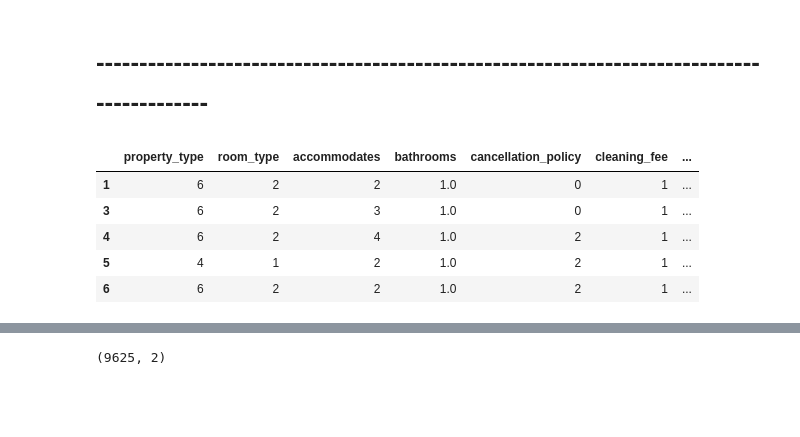
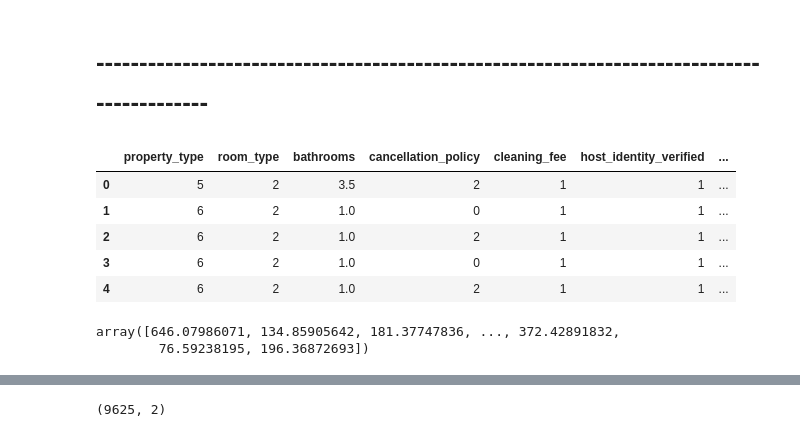
Before and after one commit to luisferlc/datamex1019, a Jupyter notebook: module-3/airbnb/submission predict.ipynb, the cells around one changed output, grey strips where cells are left out. Saved outputs shown, nothing was run; the diff lists cells and outputs as text; code cells hidden in the pictures; blank space fills up the shorter version.

```diff
--- a/module-3/airbnb/submission predict.ipynb
+++ b/module-3/airbnb/submission predict.ipynb
@@ -134,7 +130,8 @@ Index(['accommodates', 'bathrooms', 'cleaning_fee', 'host_identity_verified',
 def limpieza_airbnb_encoded_outliers(df):
 
     df.drop(["latitude","longitude","bed_type","description","name","first_review","host_has_profile_pic","host_since",
-            "last_review","thumbnail_url","neighbourhood"], axis=1, inplace=True)
+            "last_review","thumbnail_url","neighbourhood","review_scores_rating","accommodates","beds","bedrooms"],
+            axis=1, inplace=True)
 
     ######################## property_type ########################
     for e in range(len(df)):
@@ -226,12 +223,9 @@ def limpieza_airbnb_encoded_outliers(df):
     df.cancellation_policy=df.cancellation_policy.apply(lambda x: labeling(x, cancellation_policy))
     df.regions=df.regions.apply(lambda x: labeling(x, regions))
 
-    #Outliers
-    df = df[df.number_of_reviews<146.0]
-    df = df[df.review_scores_rating>87.0]
-    df = df[df.accommodates<7.0]
-    df=df[df.beds<4.0]
-    df= df[df.bedrooms<3]
+    #Normalize
+    scaler = MinMaxScaler()
+    df[['number_of_reviews']]=scaler.fit_transform(df[['number_of_reviews']])
 
     return df
 # %%
@@ -349,12 +347,12 @@ metamodelo.score(X_train, y_train)
 # %% [markdown]
 # ------------------------------------------------------------------------------------------
 # %%
-#df_sub_clean.drop('id',axis=1, inplace=True)
+df_sub_clean.drop('id',axis=1, inplace=True)
 df_sub_clean.head()
 # %% [output]
-|  | property_type | room_type | accommodates | bathrooms | cancellation_policy | cleaning_fee | ... |
-| 1 | 6 | 2 | 2 | 1.0 | 0 | 1 | ... |
-| 3 | 6 | 2 | 3 | 1.0 | 0 | 1 | ... |
-| 4 | 6 | 2 | 4 | 1.0 | 2 | 1 | ... |
-| 5 | 4 | 1 | 2 | 1.0 | 2 | 1 | ... |
-| 6 | 6 | 2 | 2 | 1.0 | 2 | 1 | ... |
+|  | property_type | room_type | bathrooms | cancellation_policy | cleaning_fee | host_identity_verified | ... |
+| 0 | 5 | 2 | 3.5 | 2 | 1 | 1 | ... |
+| 1 | 6 | 2 | 1.0 | 0 | 1 | 1 | ... |
+| 2 | 6 | 2 | 1.0 | 2 | 1 | 1 | ... |
+| 3 | 6 | 2 | 1.0 | 0 | 1 | 1 | ... |
+| 4 | 6 | 2 | 1.0 | 2 | 1 | 1 | ... |
@@ -363,3 +359,8 @@ ctr.fit(X_train, y_train)
+# %%
+ctr.predict(df_sub_clean)
+# %% [output]
+array([646.07986071, 134.85905642, 181.37747836, ..., 372.42891832,
+        76.59238195, 196.36872693])
 # %%
 final_prediction=pd.DataFrame(ctr.predict(df_sub_clean),columns=['price'])
 final_prediction.head()
```
Also changed, not shown: parts of 18 cells of this notebook, 8 other files.
